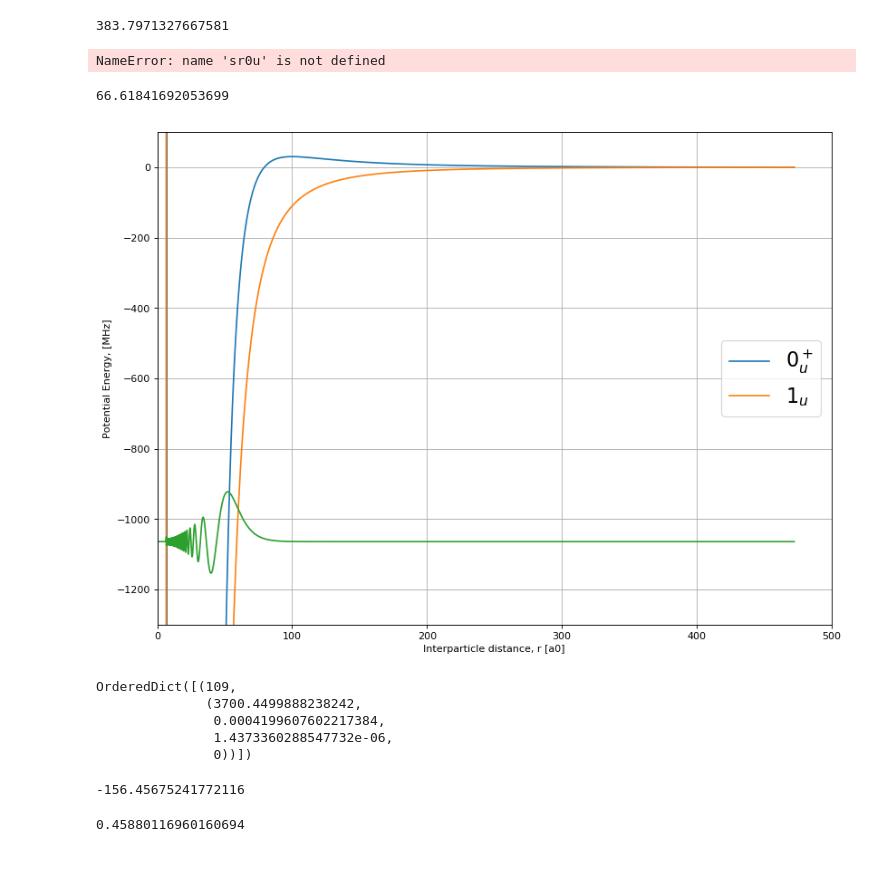
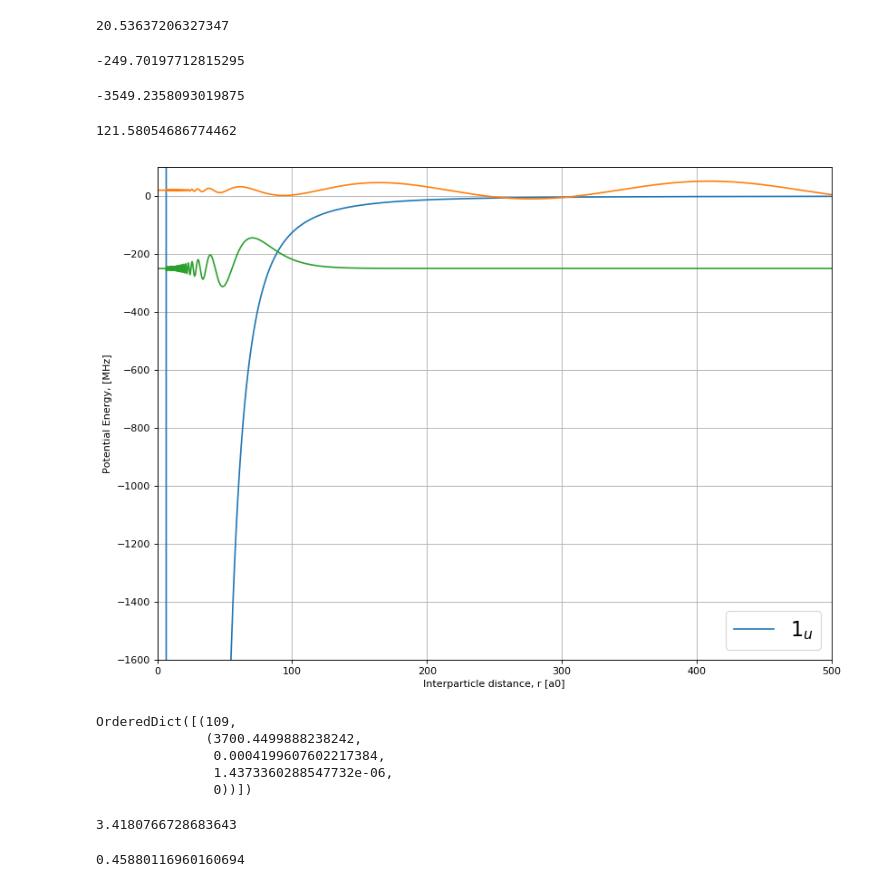
Before and after one commit to scasplte2/pyDiatomic, a Jupyter notebook: examples/Notebooks/Strontium_88_excitedState.ipynb, the cells around one changed output. Saved outputs shown, nothing was run; the diff lists cells and outputs as text; code cells hidden in the pictures.

Commit message:
finalizing some halo state plots

```diff
--- a/examples/Notebooks/Strontium_88_excitedState.ipynb
+++ b/examples/Notebooks/Strontium_88_excitedState.ipynb
@@ -16,54 +16,63 @@ sr1u = cse.Cse('88Sr', VT=['../potentials/srVY.dat'])
 sr0u.VT[0,0] = (sr0u.VT[0,0] - sr1u.VT[0,0].min())/ev2cm # align their asymptotes
 sr1u.VT[0,0] = (sr1u.VT[0,0] - sr1u.VT[0,0].min())/ev2cm
 # %%
-sr1u.solve(sr1u.VT[0,0,-1] - 1064*1/ev2MHz)
+sr1u.solve(sr1u.VT[0,0,-1] - 1/ev2MHz)
 wf0 = sr1u.wavefunction[:, 0]
 en0 = sr1u.energy
 (en0 - sr1u.VT[0, 0, -1])*ev2MHz
 # %% [output]
-383.7971327667581
+20.53637206327347
+# %%
+sr1u.solve(sr1u.VT[0,0,-1] - 54/ev2MHz)
+wf2 = sr1u.wavefunction[:, 0]
+en2 = sr1u.energy
+(en2 - sr1u.VT[0, 0, -1])*ev2MHz
+# %% [output]
+-249.70197712815295
+# %%
+sr1u.solve(sr1u.VT[0,0,-1] - 1470/ev2MHz)
+wf3 = sr1u.wavefunction[:, 0]
+en3 = sr1u.energy
+(en3 - sr1u.VT[0, 0, -1])*ev2MHz
+# %% [output]
+-3549.2358093019875
 # %%
-sr0u.solve(sr0u.VT[0,0,-1] - 100/ev2MHz)
+sr0u.solve(sr0u.VT[0,0,-1] - 50/ev2MHz)
 wf1 = sr0u.wavefunction[:, 0]
 en1 = sr0u.energy
 (en1 - sr0u.VT[0,0,-1])*ev2MHz
 # %% [output]
-NameError: name 'sr0u' is not defined
+121.58054686774462
-# %%
-sr0u.solve(sr0u.VT[0,0,-1] - 7*1/ev2MHz)
-wf2 = sr0u.wavefunction[:, 0]
-en2 = sr0u.energy
-(en2 - sr0u.VT[0,0,-1])*ev2MHz
-# %% [output]
-66.61841692053699
 # %%
 plt.figure(num=None, figsize=(12, 9), dpi=80, facecolor='w', edgecolor='k')
 
 # Potential to plots
 V0u = (sr0u.VT[0, 0] - sr0u.VT[0, 0, -1])*ev2MHz
 V1u = (sr1u.VT[0,0] - sr1u.VT[0, 0, -1])*ev2MHz
 
 # length
-R = sr0u.R/aBohr;
+R = sr1u.R/aBohr;
 
 # Wavefunction to plot
 A = 400 # arbitrary amplitude factor for visualization
 wf1u_1 = -A*wf0 + (en0 - sr1u.VT[0, 0, -1])*ev2MHz
-#wf0u_1 = A*wf1 + (en1 - sr0u.VT[0, 0, -1])*ev2MHz
+wf1u_2 = A*wf2 + (en2 - sr1u.VT[0, 0, -1])*ev2MHz
+wf1u_3 = A*wf3 + (en3 - sr1u.VT[0, 0, -1])*ev2MHz
 
-plt.plot(R, V0u, label='$0_u^+$')
+#plt.plot(R, V0u, label='$0_u^+$')
 plt.plot(R, V1u, label='$1_u$')
 plt.plot(R, wf1u_1)
-#plt.plot(R, wf0u_1)
+plt.plot(R, wf1u_2)
+plt.plot(R, wf1u_3)
 
 #plt.axis(xmin=5, xmax=250/aBohr, ymin=-500, ymax=50)
-plt.axis(xmin=0, xmax=500, ymin=-1300, ymax=100)
+plt.axis(xmin=0, xmax=500, ymin=-1600, ymax=100)
 #plt.xscale('log')
 
 plt.xlabel('Interparticle distance, r [a0]')
 plt.ylabel('Potential Energy, [MHz]')
 
 plt.rcParams.update({'font.size': 20})
 plt.legend(); plt.grid(1); plt.show()
 # %% [output]
-[figure, old version]
+[figure, new version]
@@ -78,9 +85,9 @@ OrderedDict([(109,
                1.4373360288547732e-06,
                0))])
 # %%
-(sr1u.energy - sr1u.VT[0, 0, -1])*ev2MHz
+(en0 - sr1u.VT[0, 0, -1])*ev2MHz
 # %% [output]
--156.45675241772116
+3.4180766728683643
 # %%
 sr1u.VT[0,0,-1]
 # %% [output]
```
Also changed, not shown: parts of 3 cells of this notebook, 9 other files.
